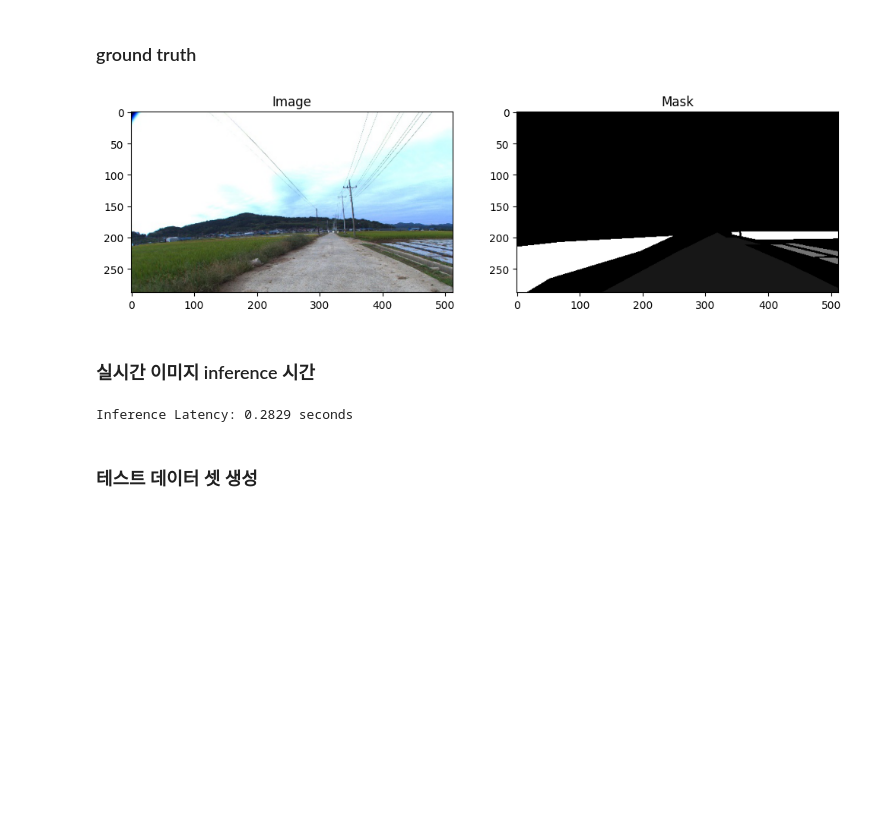
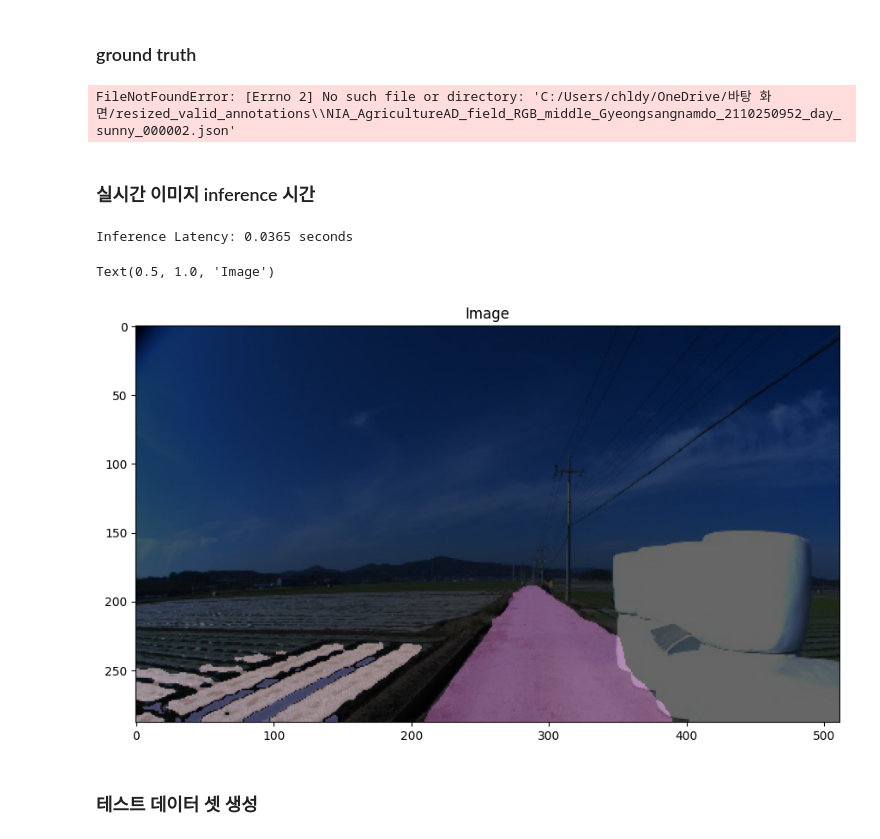
Before and after one commit to choiyongwoo/Deep_Learning_Bootcamp, a Jupyter notebook: image_project2/inference.ipynb, the cells around one changed output. Drawn from its saved outputs; the diff is of its cells as text; code cells hidden in the pictures; blank space fills up the shorter version.

```diff
--- a/image_project2/inference.ipynb
+++ b/image_project2/inference.ipynb
@@ -214,7 +200,7 @@ image = Image.open(image_path).convert('RGB')
 mask = np.full((image.height, image.width), 0, dtype=np.int32)  # 초기값을 0으로 설정
 image_np=np.array(image)
 
-base_path= "C:/Users/USER/Desktop/512x288/resized_valid_annotations"
+base_path= "C:/Users/chldy/OneDrive/바탕 화면/resized_valid_annotations"
 annotation_path= os.path.join(base_path, image_path.split('/')[-1].split('.')[0]+'.json')
 
 with open(annotation_path, 'r') as f:
@@ -255,7 +241,7 @@ plt.title("Mask")
 
 plt.show()
 # %% [output]
-[figure, removed]
+FileNotFoundError: [Errno 2] No such file or directory: 'C:/Users/chldy/OneDrive/바탕 화면/resized_valid_annotations\\NIA_AgricultureAD_field_RGB_middle_Gyeongsangnamdo_2110250952_day_sunny_000002.json'
 # %% [markdown]
 ### 실시간 이미지 inference 시간
 # %%
@@ -266,10 +252,11 @@ from PIL import Image
 import torchvision.transforms as T
 import time
 import torch.nn.functional as F
+import numpy as np
 
 device = torch.device("cuda" if torch.cuda.is_available() else "cpu")
 
-model_name = "nvidia/segformer-b3-finetuned-cityscapes-1024-1024"
+model_name = "nvidia/segformer-b2-finetuned-cityscapes-1024-1024"
 # we are going to do whole inference, so no resizing of the image
 processor = SegformerImageProcessor(do_resize=False)
 model = SegformerForSemanticSegmentation.from_pretrained(model_name)
@@ -277,7 +264,7 @@ model = SegformerForSemanticSegmentation.from_pretrained(model_name)
 # 모델의 헤드 클래스 수를 변경
 model.config.num_labels = 13  # fine-tuning 데이터셋의 클래스 수에 맞게 변경
 model.decode_head.classifier = torch.nn.Conv2d(768, model.config.num_labels, kernel_size=1)  # 768은 B3의 내부 차원 수
-model.load_state_dict(torch.load("C:/Users/USER/Desktop/용용/딥러닝부트캠프/iamge_project2/saved_models/best_model.pth", map_location=device))
+model.load_state_dict(torch.load("C:/Users/USER/Desktop/용용/딥러닝부트캠프/iamge_project2/10epoch_b3_512288.pth", map_location=device))
 
 
 model.to(device)
@@ -288,13 +275,12 @@ model.eval()
 
 # 전처리 파이프라인 정의
 preprocess = T.Compose([
-    T.Resize((224, 224)),
     T.ToTensor(),
     T.Normalize(mean=[0.485, 0.456, 0.406], std=[0.229, 0.224, 0.225]),
 ])
 
 # 실시간 inference 함수 정의
-def real_time_inference(image):
+def real_time_inference(image, alpha=0.6):
     # 이미지 전처리 시작 시간
     start_time = time.time()
 
@@ -332,6 +318,7 @@ def real_time_inference(image):
 
     # Tensor를 Numpy 배열로 변환
     mask_np = predicted_classes.cpu().numpy()
+    mask_np= mask_np.squeeze()
 
     # 추론 종료 시간
     end_time = time.time()
@@ -340,6 +327,25 @@ def real_time_inference(image):
     latency = end_time - start_time
     print(f'Inference Latency: {latency:.4f} seconds')
 
+    colors = np.array([
+    [0, 0, 0],        # 배경
+    [128, 64, 128],   # 클래스 1 - common_road
+    [244, 35, 232],   # 클래스 2 - common_tree
+    [70, 70, 70],     # 클래스 3 - field_corps
+    [102, 102, 156],  # 클래스 4 - field_furrow
+    [190, 153, 153],  # 클래스 5 - field_levee
+    [153, 153, 153],  # 클래스 6 - orchard_road
+    [250, 170, 30],   # 클래스 7 - orchard_tree
+    [220, 220, 0],    # 클래스 8 - paddy_after_driving
+    [107, 142, 35],   # 클래스 9 - paddy_before_driving
+    [152, 251, 152],  # 클래스 10 - paddy_edge
+    [70, 130, 180],   # 클래스 11 - paddy_rice
+    [220, 20, 60]     # 클래스 12 - paddy_water
+], dtype=np.uint8)
+
+    colored_mask = colors[mask_np]
+    combined = image_np.astype(np.float32) * (1 - alpha) + colored_mask.astype(np.float32) * alpha
+    combined = combined.clip(0, 255).astype(np.uint8)
 
 
-    return image_np, mask_np
+    return combined
@@ -346,8 +460,17 @@ def real_time_inference(image):
 # %%
+import matplotlib.pyplot as plt
 # 예제 이미지 로드 및 실시간 inference 수행
-image = Image.open("C:/Users/USER/Desktop/resized_valid_image/NIA_AgricultureAD_field_RGB_top_Gyeongsangnamdo_2110211031_day_sunny_002266.jpg")
-output = real_time_inference(image)
+image = Image.open("C:/Users/USER/Desktop/512x288/resized_valid_image/NIA_AgricultureAD_field_RGB_middle_Gyeongsangnamdo_2110250952_day_sunny_000036.jpg")
+inference_image = real_time_inference(image)
+
+plt.figure(figsize=(12, 6))
+
+plt.subplot(1, 1, 1)
+plt.imshow(inference_image)
+plt.title("Image")
 # %% [output]
-Inference Latency: 0.2829 seconds
+Inference Latency: 0.0365 seconds
+Text(0.5, 1.0, 'Image')
+[figure, added]
 # %% [markdown]
 ### 테스트 데이터 셋 생성
```
Also changed, not shown: parts of 21 cells of this notebook, 1 other file.
